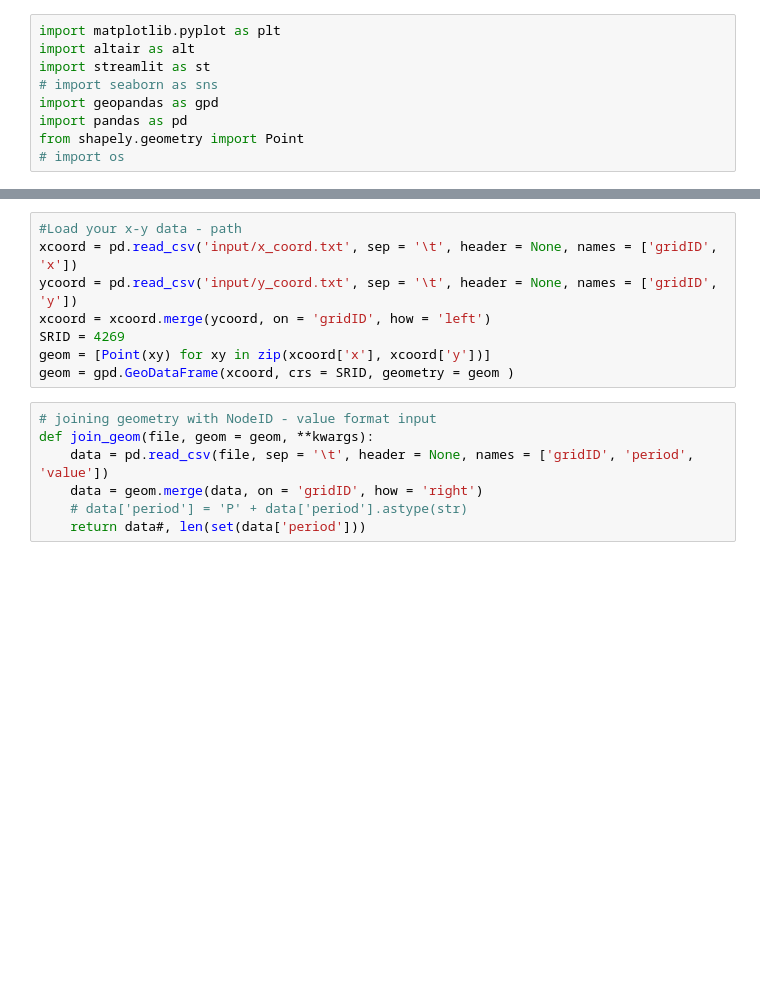
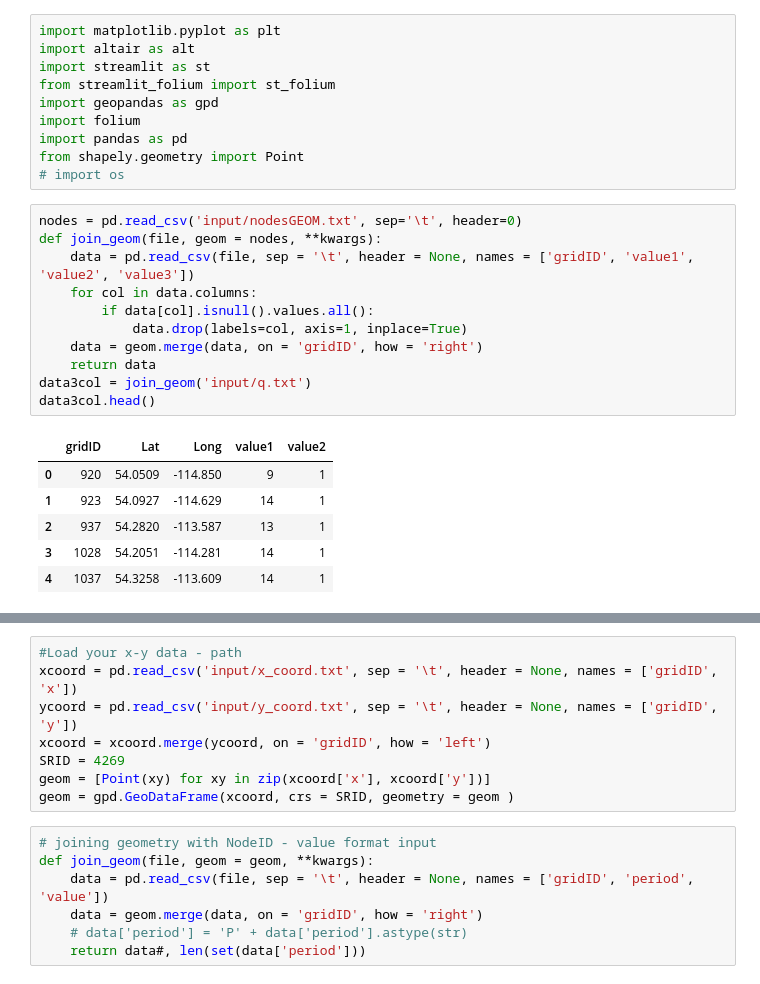
Before and after one commit to NRCAN-NingLiu/mpb_plot_tool, a Jupyter notebook: testing.ipynb, the cells around one changed output, grey strips where cells are left out. Drawn from its saved outputs; the diff is of its cells as text; blank space fills up the shorter version.

```diff
--- a/testing.ipynb
+++ b/testing.ipynb
@@ -2,10 +2,29 @@
 import matplotlib.pyplot as plt
 import altair as alt
 import streamlit as st
-# import seaborn as sns
+from streamlit_folium import st_folium
 import geopandas as gpd
+import folium
 import pandas as pd
 from shapely.geometry import Point
 # import os
+# %%
+nodes = pd.read_csv('input/nodesGEOM.txt', sep='\t', header=0)
+def join_geom(file, geom = nodes, **kwargs):
+    data = pd.read_csv(file, sep = '\t', header = None, names = ['gridID', 'value1', 'value2', 'value3'])
+    for col in data.columns:
+        if data[col].isnull().values.all():
+            data.drop(labels=col, axis=1, inplace=True)
+    data = geom.merge(data, on = 'gridID', how = 'right')
+    return data
+data3col = join_geom('input/q.txt')
+data3col.head()
+# %% [output]
+|  | gridID | Lat | Long | value1 | value2 |
+| 0 | 920 | 54.0509 | -114.850 | 9 | 1 |
+| 1 | 923 | 54.0927 | -114.629 | 14 | 1 |
+| 2 | 937 | 54.2820 | -113.587 | 13 | 1 |
+| 3 | 1028 | 54.2051 | -114.281 | 14 | 1 |
+| 4 | 1037 | 54.3258 | -113.609 | 14 | 1 |
 # %%
 file = 'input/treat_freq.txt'
```
Also changed, not shown: parts of 12 cells of this notebook, 5 other files.
